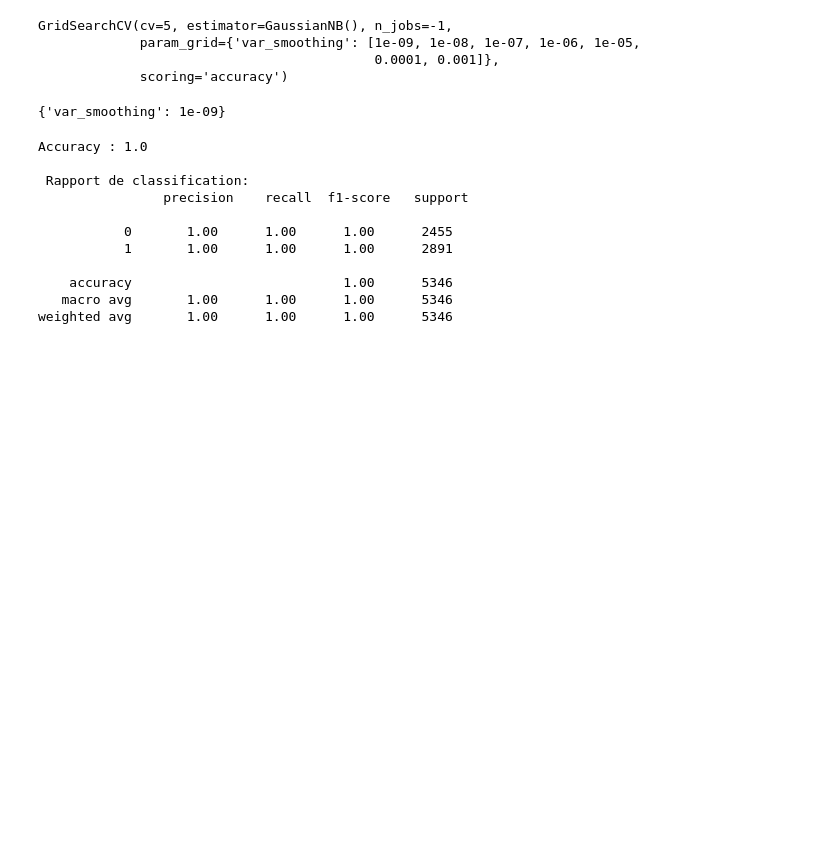
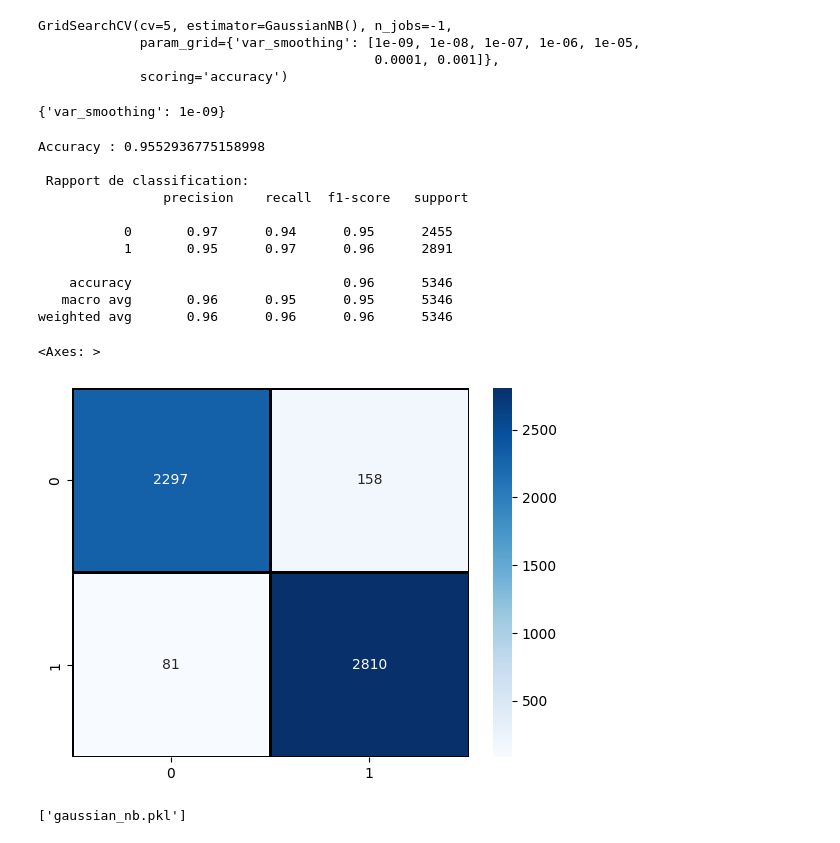
Before and after one commit to lamya-maaou/Ai_Model_For_Lettering, a Jupyter notebook: Models/GaussianNaiveBayesModel/notebooks/01_modele_gaussian_nb.ipynb, the cells around one changed output. Cells and saved outputs as stored; diff of their text form; code cells hidden in the pictures; blank space fills up the shorter version.

```diff
--- a/Models/GaussianNaiveBayesModel/notebooks/01_modele_gaussian_nb.ipynb
+++ b/Models/GaussianNaiveBayesModel/notebooks/01_modele_gaussian_nb.ipynb
@@ -9,6 +10,6 @@ import seaborn as sns
 # %%
 # chargement des données
-df = pd.read_csv("../data/df_features.csv")
+df = pd.read_csv("../../../DataGeneration/df_features.csv")
 df.head()
 # %% [output]
 |  | Unnamed: 0 | etiquette | montant_operation | montant_banque | presence_num_ref | similarite_cos | ... |
@@ -21,12 +22,11 @@ df.head()
 # %%
 # definition de la colonne cible
 target_col ="etiquette"
-X = df.drop(columns=[target_col], errors='ignore')
+X = df.drop(columns=[target_col,"Unnamed: 0"], errors='ignore')
 y = df[target_col]
 # %%
 #Split
-X_train , X_test , y_train , y_test = train_test_split(X,y,test_size=0.2 ,random_state=42)
-X_train, X_test, y_train, y_test = train_test_split(df,y,test_size=0.2,random_state=42)
+X_train, X_test, y_train, y_test = train_test_split(X,y,test_size=0.2,random_state=42)
 scaler = StandardScaler()
 X_train = scaler.fit_transform(X_train)
 X_test = scaler.transform(X_test)
@@ -71,16 +66,23 @@ print(grid_search.best_params_)
 # %%
 # Evaluation
 print("Accuracy :", accuracy_score(y_test, y_pred))
 print("\n Rapport de classification: \n " , classification_report(y_test,y_pred))
+sns.heatmap(confusion_matrix(y_test,y_pred),annot=True, fmt='d', cmap='Blues', linewidths=1, linecolor='black')
 # %% [output]
-Accuracy : 1.0
+Accuracy : 0.9552936775158998
 
  Rapport de classification:
                 precision    recall  f1-score   support
 
-           0       1.00      1.00      1.00      2455
-           1       1.00      1.00      1.00      2891
+           0       0.97      0.94      0.95      2455
+           1       0.95      0.97      0.96      2891
 
-    accuracy                           1.00      5346
-   macro avg       1.00      1.00      1.00      5346
-weighted avg       1.00      1.00      1.00      5346
+    accuracy                           0.96      5346
+   macro avg       0.96      0.95      0.95      5346
+weighted avg       0.96      0.96      0.96      5346
+<Axes: >
+[figure, added]
+# %%
+joblib.dump(best_model,"gaussian_nb.pkl")
+# %% [output]
+['gaussian_nb.pkl']
```
Also changed, not shown: parts of 2 cells of this notebook, 6 other files.
